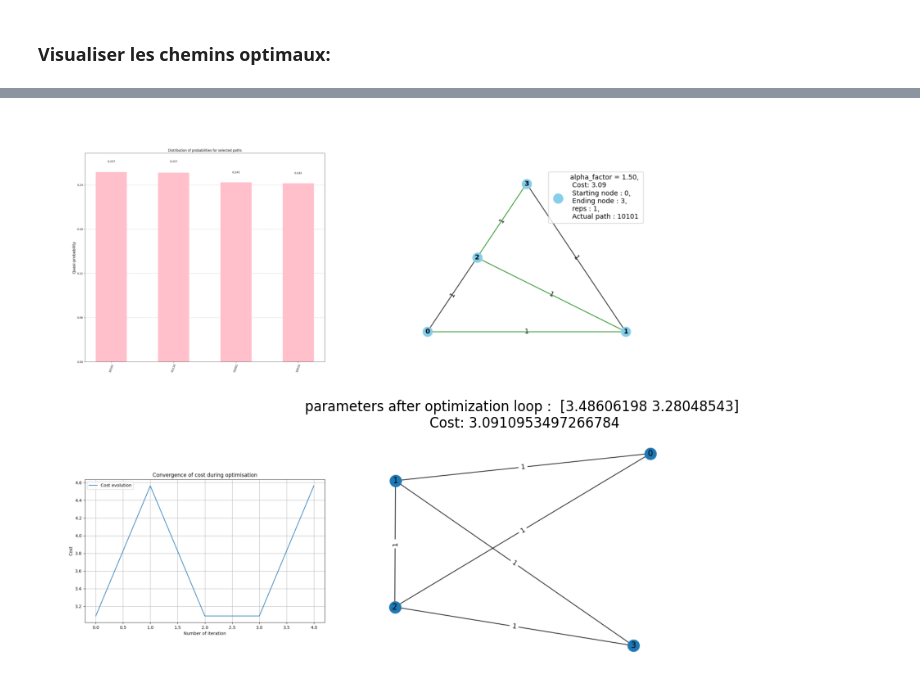
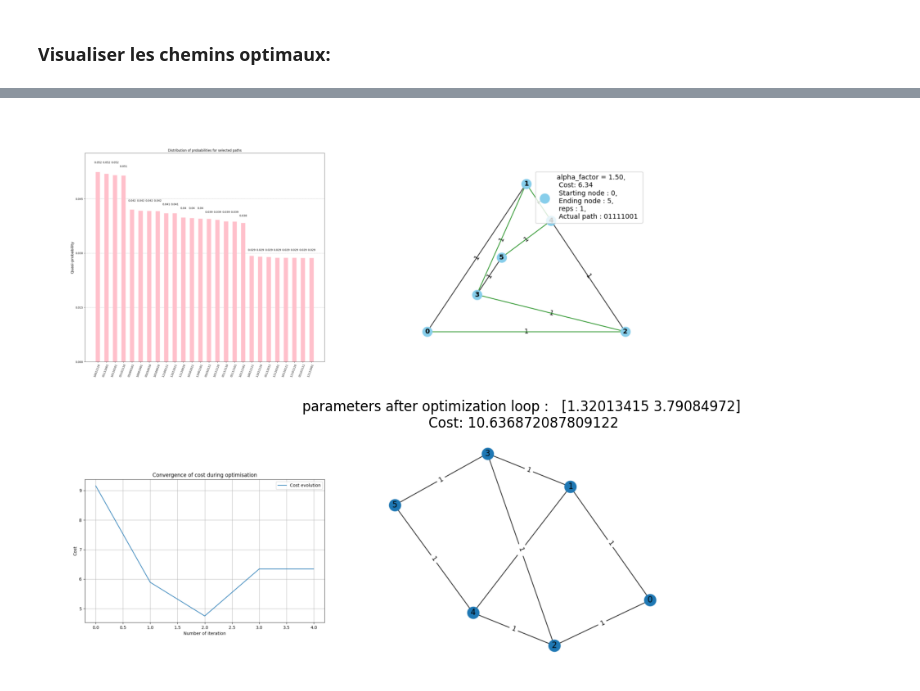
Before and after one commit to scilus/quactography, a Jupyter notebook: scripts/demo.ipynb, the cells around one changed output, grey strips where cells are left out. Saved outputs shown, nothing was run; the diff lists cells and outputs as text; code cells hidden in the pictures.

```diff
--- a/scripts/demo.ipynb
+++ b/scripts/demo.ipynb
@@ -89,34 +92,34 @@ display(Image(filename='opt_paths_0_alpha_1.50.png'))
 import matplotlib.pyplot as plt
 import matplotlib.image as mpimg
 
 # Chargement des quatre images
 image1 = mpimg.imread("visu_selected_dist_0.png")
 image2 = mpimg.imread("opt_paths_0_alpha_1.50.png")
 image3 = mpimg.imread("cost_history_plot.png")
-image4 = mpimg.imread("5_rand_graph_visu.png")
+image4 = mpimg.imread("8_rand_graph_visu.png")
 
 # Création de la figure et des sous-graphiques 2x2
 fig, axs = plt.subplots(2, 2, figsize=(8, 8))
 
 # Ajout des images dans la grille
 axs[0, 0].imshow(image1)
 axs[0, 0].axis("off")  # Masquer les axes
 
 axs[0, 1].imshow(image2)
 axs[0, 1].axis("off")
 
 axs[1, 0].imshow(image3)
 axs[1, 0].axis("off")
 
 axs[1, 1].imshow(image4)
 axs[1, 1].axis("off")
 
 # Ajuster l'espacement entre les sous-graphiques
 plt.tight_layout()
-plt.title('parameters after optimization loop :  [3.48606198 3.28048543]\n Cost: 3.0910953497266784')
+plt.title('parameters after optimization loop :   [1.32013415 3.79084972]\n Cost: 10.636872087809122')
 # Sauvegarde de l'image combinée
 # plt.savefig("res_for_5.png", bbox_inches="tight", pad_inches=0.1)
-plt.savefig("res_opt_loop_1rep_Powell.png", dpi=300, bbox_inches="tight", pad_inches=0.1)
+plt.savefig("8res_opt_loop_1rep_Powell.png", dpi=300, bbox_inches="tight", pad_inches=0.1)
 plt.show()
 # %% [output]
-[figure, old version]
+[figure, new version]
```
Also changed, not shown: parts of 4 cells of this notebook, 9 other files.
